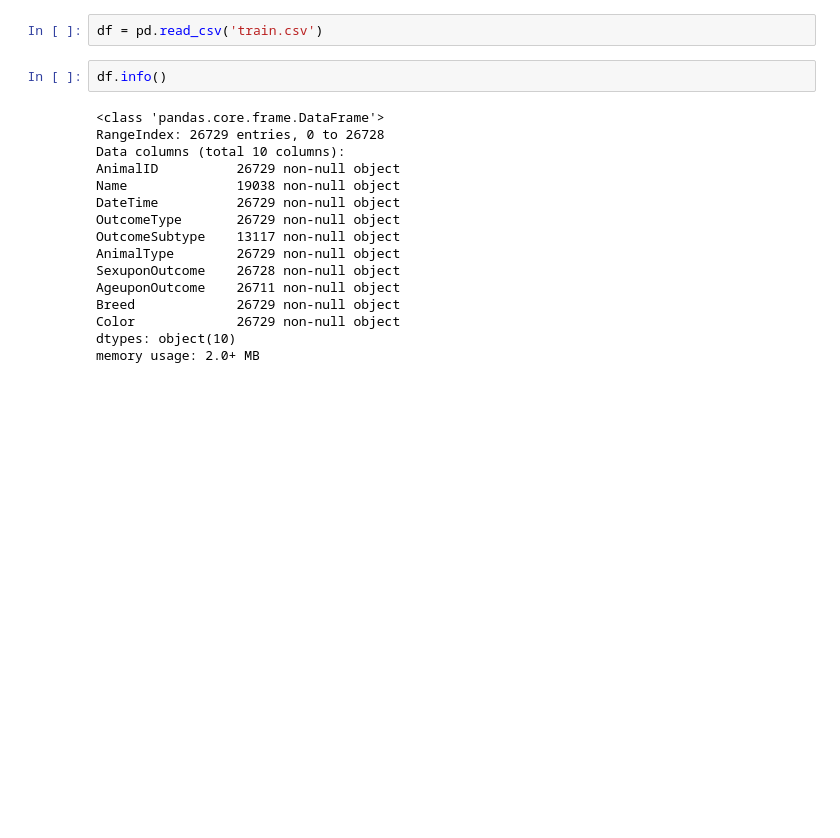
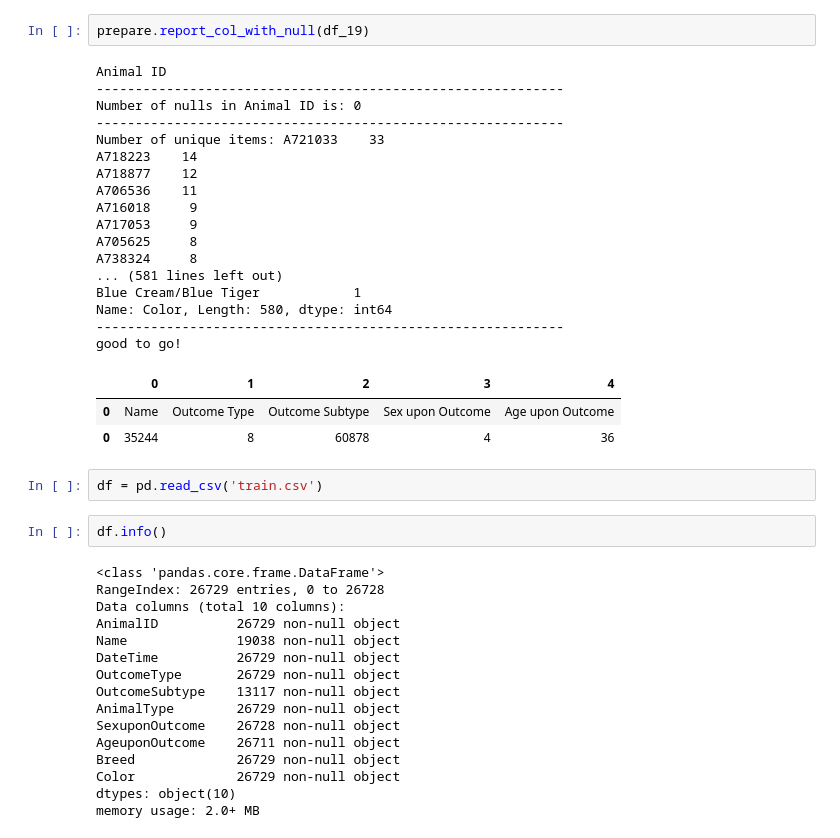
Before and after one commit to Jacqueline-A-Shay/Animal_Shelter, a Jupyter notebook: u.ipynb, the cells around one changed output. Cells and saved outputs as stored; diff of their text form; blank space fills up the shorter version.

```diff
--- a/u.ipynb
+++ b/u.ipynb
@@ -3,3 +68,26 @@ import pandas as pd
+# %%
+prepare.report_col_with_null(df_19)
+# %% [output]
+Animal ID
+------------------------------------------------------------
+Number of nulls in Animal ID is: 0
+------------------------------------------------------------
+Number of unique items: A721033    33
+A718223    14
+A718877    12
+A706536    11
+A716018     9
+A717053     9
+A705625     8
+A738324     8
+... (581 lines left out)
+Blue Cream/Blue Tiger            1
+Name: Color, Length: 580, dtype: int64
+------------------------------------------------------------
+good to go!
+|  | 0 | 1 | 2 | 3 | 4 |
+| 0 | Name | Outcome Type | Outcome Subtype | Sex upon Outcome | Age upon Outcome |
+| 0 | 35244 | 8 | 60878 | 4 | 36 |
 # %%
 df = pd.read_csv('train.csv')
 # %%
```
Also changed, not shown: parts of 21 cells of this notebook, 2 other files.
